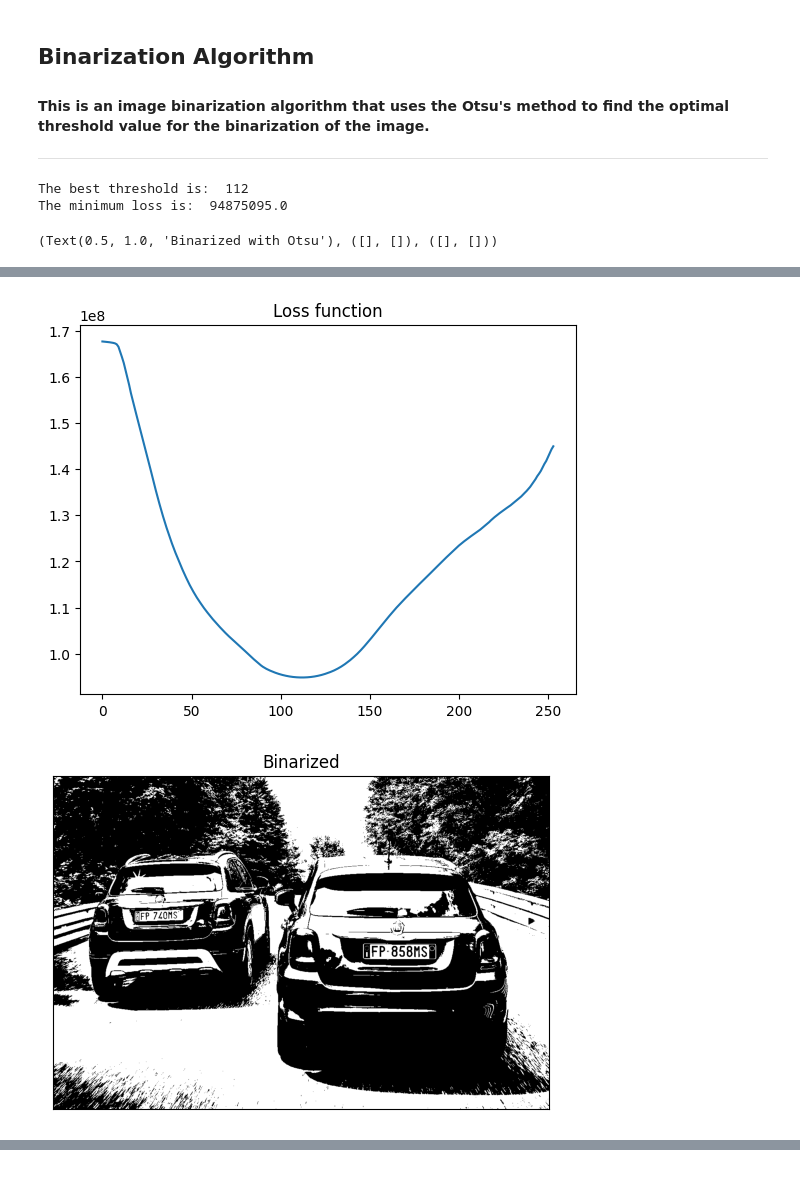
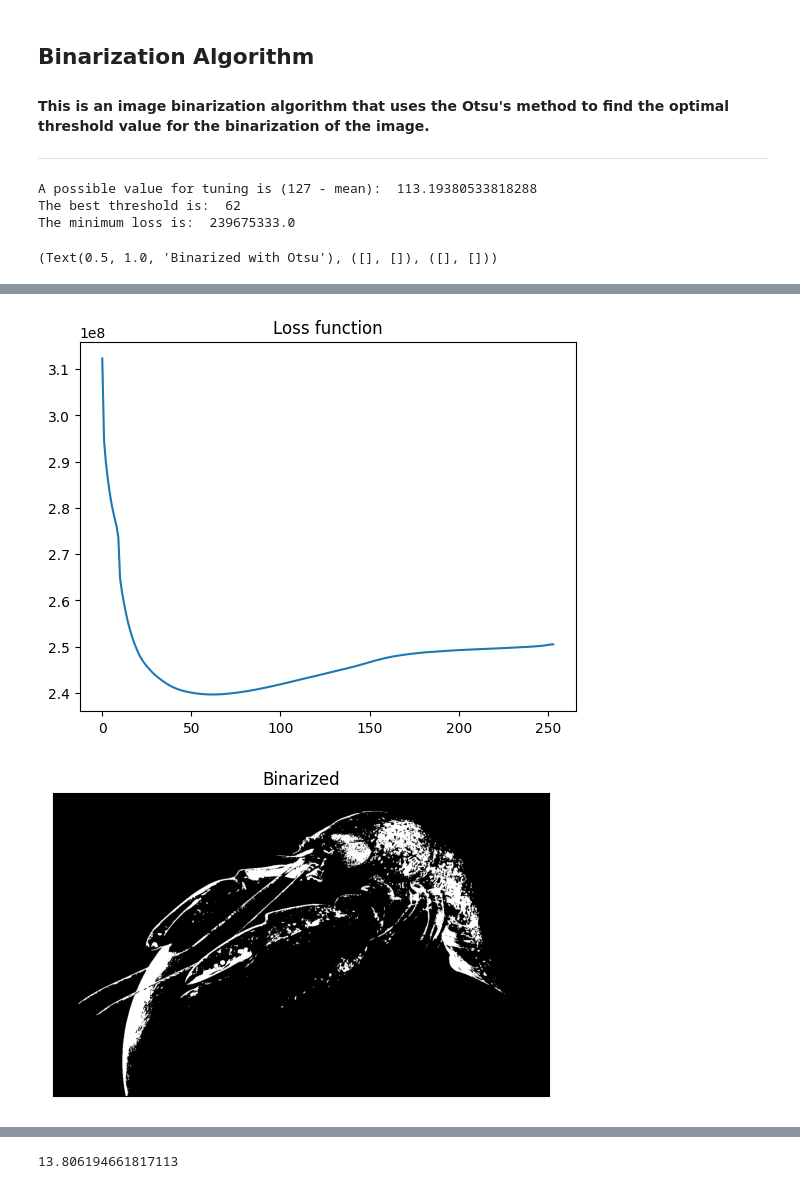
Before and after one commit to DavideLigari/computerVision, a Jupyter notebook: binarization.ipynb, the cells around one changed output, grey strips where cells are left out. Cells and saved outputs as stored; diff of their text form; code cells hidden in the pictures.

Commit message:
added automatic tuning suggestion

```diff
--- a/binarization.ipynb
+++ b/binarization.ipynb
@@ -59,6 +59,9 @@ def get_best_thresh(num, bin, tuning_method = 'Auto', tuning = 0, under_tuning =
 		plt.figure()
 		plt.plot(loss_list)
 		plt.title('Loss function')
+	weighted = bin[:-1]*num
+	m = np.sum(weighted)/np.sum(num)
+	print('A possible value for tuning is (127 - mean): ', np.abs(m-127))
 	return best_thresh, min_loss
 
 def apply_thresh(img_gray, thresh, show_img = False):
@@ -70,7 +73,7 @@ def apply_thresh(img_gray, thresh, show_img = False):
 	return img_bin
 # %%
 # Load image
-img = cv.imread('images/carplates.jpeg')
+img = cv.imread('images/lobster.png')
 
 # Convert to grayscale
 img_gray = cv.cvtColor(img, cv.COLOR_BGR2GRAY)
@@ -80,7 +83,7 @@ num, bin, _ = plt.hist(img_gray.ravel(), 256, [0, 256])
 plt.title('Histogram')
 
 # Get the best threshold
-best_thresh, min_loss = get_best_thresh(num, bin, tuning_method = 'Auto', tuning = 30, show_loss=True)
+best_thresh, min_loss = get_best_thresh(num, bin, tuning_method = 'Auto', tuning = 130, show_loss=True)
 img_bin = apply_thresh(img_gray, best_thresh, show_img = True)
 
 print('The best threshold is: ', best_thresh)
@@ -91,6 +94,7 @@ plt.figure()
 plt.imshow(img_otsu, cmap='gray')
 plt.title('Binarized with Otsu'), plt.xticks([]), plt.yticks([])
 # %% [output]
-The best threshold is:  112
-The minimum loss is:  94875095.0
+A possible value for tuning is (127 - mean):  113.19380533818288
+The best threshold is:  62
+The minimum loss is:  239675333.0
 (Text(0.5, 1.0, 'Binarized with Otsu'), ([], []), ([], []))
@@ -98,2 +102,2 @@ The minimum loss is:  94875095.0
-[figure, old version]
+[figure, new version]
-[figure, old version]
+[figure, new version]
@@ -100,0 +105,6 @@ The minimum loss is:  94875095.0
+# %%
+weighted = bin[:-1]*num
+m = np.sum(weighted)/np.sum(num)
+m
+# %% [output]
+13.806194661817113
```
Also changed, not shown: parts of 1 cell of this notebook.
